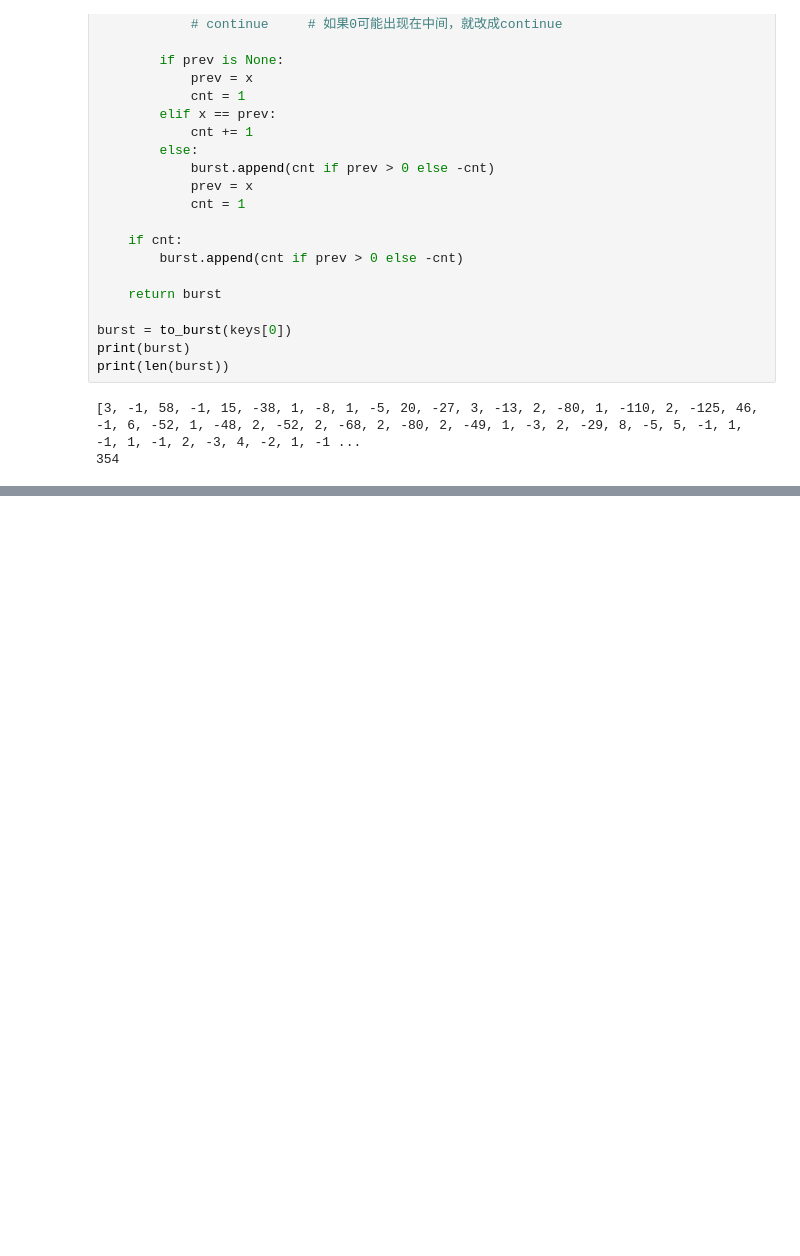
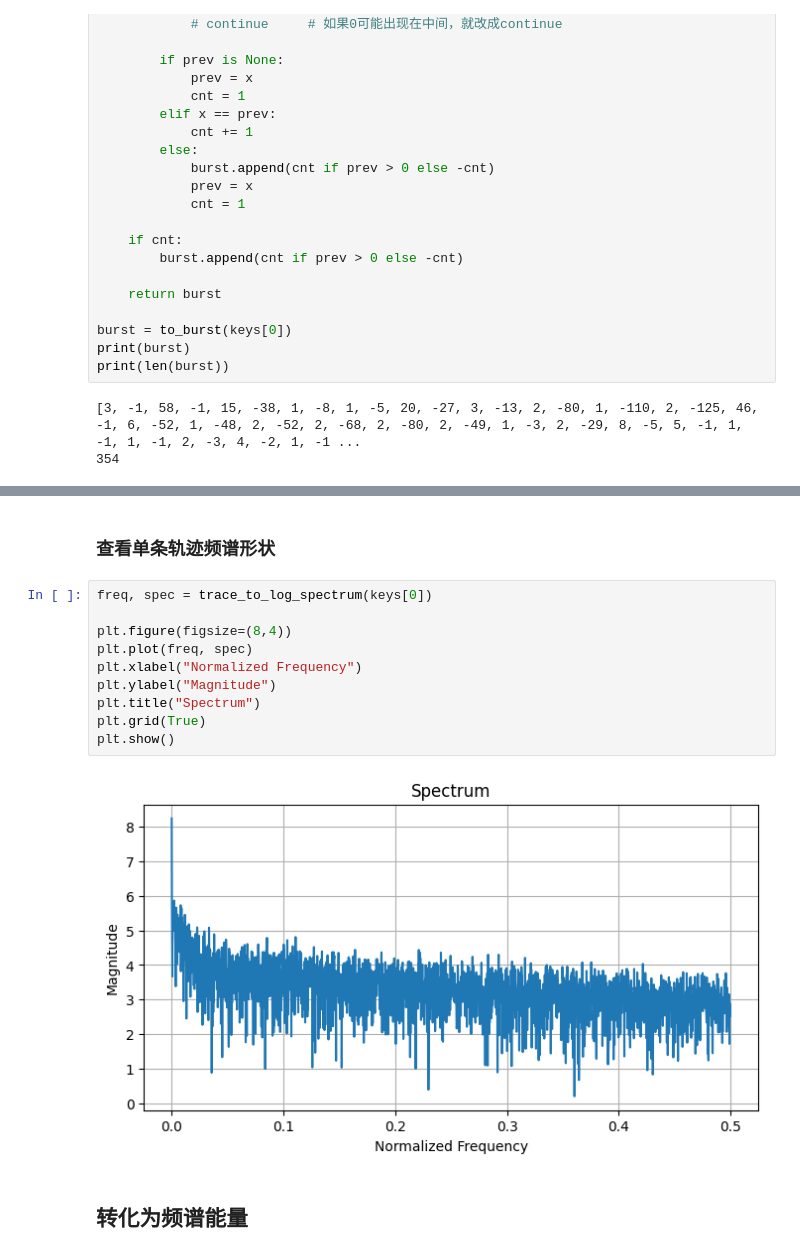
Before and after one commit to Eaglesfikr/WF-HAP, a Jupyter notebook: NetCLR-frequency.ipynb, the cells around one changed output, grey strips where cells are left out. Drawn from its saved outputs; the diff is of its cells as text; blank space fills up the shorter version.

```diff
--- a/NetCLR-frequency.ipynb
+++ b/NetCLR-frequency.ipynb
@@ -95,0 +197,16 @@ print(len(burst))
+# %% [markdown]
+### 查看单条轨迹频谱形状
+# %%
+freq, spec = trace_to_log_spectrum(keys[0])
+
+plt.figure(figsize=(8,4))
+plt.plot(freq, spec)
+plt.xlabel("Normalized Frequency")
+plt.ylabel("Magnitude")
+plt.title("Spectrum")
+plt.grid(True)
+plt.show()
+# %% [output]
+[figure, added]
+# %% [markdown]
+## 转化为频谱能量
```
Also changed, not shown: parts of 15 cells of this notebook.
